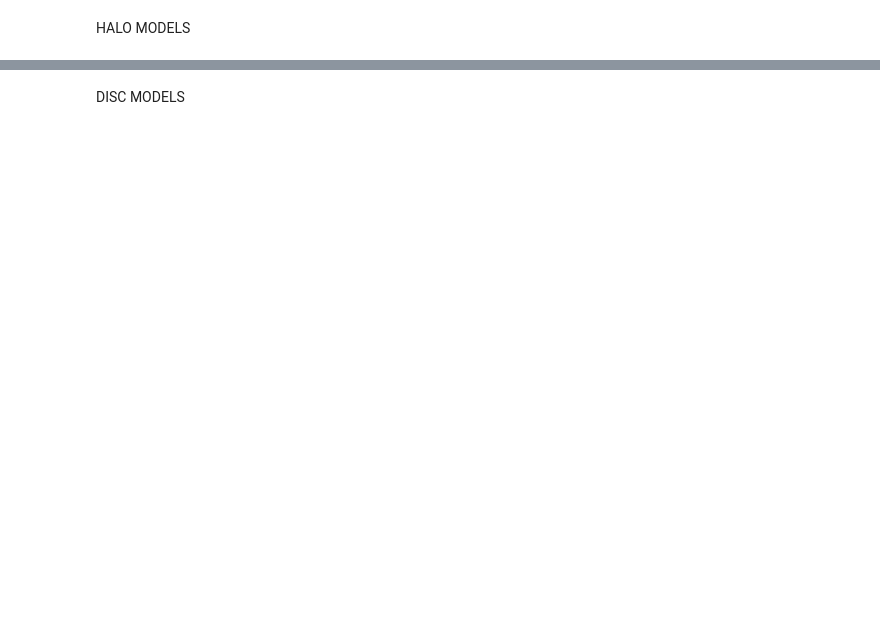
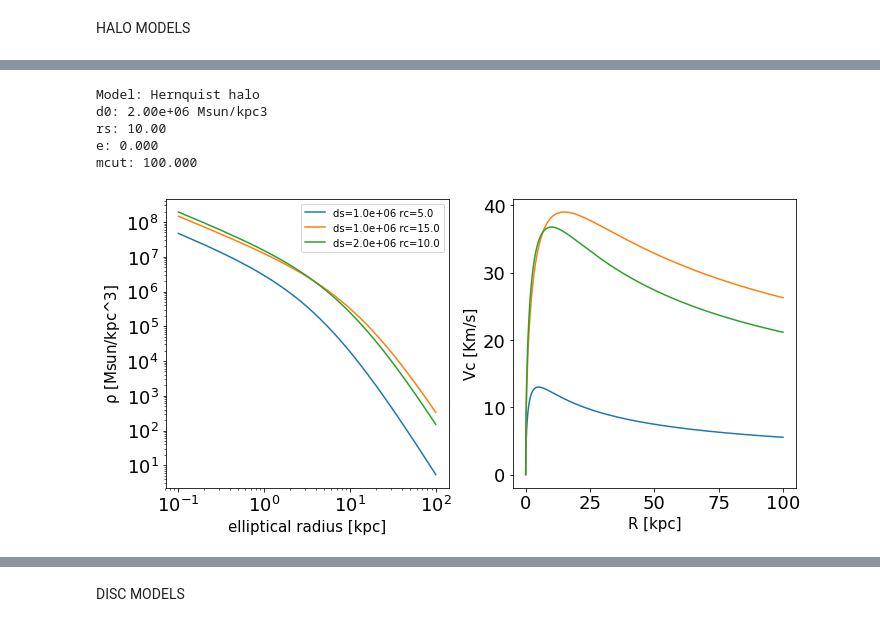
Before and after one commit to editeodoro/discH, a Jupyter notebook: doc/Tutorial.ipynb, the cells around one changed output, grey strips where cells are left out. Saved outputs shown, nothing was run; the diff lists cells and outputs as text; code cells hidden in the pictures; blank space fills up the shorter version.

```diff
--- a/doc/Tutorial.ipynb
+++ b/doc/Tutorial.ipynb
@@ -102,0 +177,48 @@ mcut: 100.000
+# %%
+#hernquist halo
+R=np.linspace(0,100,1000)
+fig=plt.figure(figsize=(10,5))
+axd=fig.add_subplot(121)
+axv=fig.add_subplot(122)
+R=np.linspace(0,100,1000)
+#d=d0*( (m/rs)^(-1) ) * ( (1+m/rs)^(-2 )
+mcut=100 #radius where d(m>mcut)=0
+e=0 #ellipticity
+
+
+d0=1e6 #Scale density in Msun/kpc3
+rs=5 #Scale radius in Kpc
+he_halo=dc.hernquist_halo(d0=d0, rs=rs, mcut=mcut, e=e)
+dens=he_halo.dens(R) #3D dens
+vcirc=he_halo.vcirc(R, nproc=2)
+axd.plot(R,dens[:,1],label='ds=%.1e rc=%.1f'%(he_halo.d0,he_halo.rs))
+axv.plot(R,vcirc[:,1],label='ds=%.1e rc=%.1f'%(he_halo.d0,he_halo.rs))
+
+d0=1e6 #Scale density in Msun/kpc3
+rs=15 #Scale radius in Kpc
+he_halo=dc.hernquist_halo(d0=d0, rs=rs, mcut=mcut, e=e)
+dens=he_halo.dens(R) #3D dens
+vcirc=he_halo.vcirc(R, nproc=2)
+axd.plot(R,dens[:,1],label='ds=%.1e rc=%.1f'%(he_halo.d0,he_halo.rs))
+axv.plot(R,vcirc[:,1],label='ds=%.1e rc=%.1f'%(he_halo.d0,he_halo.rs))
+
+d0=2e6 #Scale density in Msun/kpc3
+rs=10 #Scale radius in Kpc
+he_halo=dc.hernquist_halo(d0=d0, rs=rs, mcut=mcut, e=e)
+dens=he_halo.dens(R) #3D dens
+vcirc=he_halo.vcirc(R, nproc=2)
+axd.plot(R,dens[:,1],label='ds=%.1e rc=%.1f'%(he_halo.d0,he_halo.rs))
+axv.plot(R,vcirc[:,1],label='ds=%.1e rc=%.1f'%(he_halo.d0,he_halo.rs))
+
+print(he_halo)
+
+
+axd.set_xlabel('elliptical radius [kpc]', fontsize=15)
+axd.set_ylabel('$\\rho$ [Msun/kpc^3]', fontsize=15)
+axv.set_xlabel('R [kpc]', fontsize=15)
+axv.set_ylabel('Vc [Km/s]', fontsize=15)
+axd.set_xscale('log')
+axd.set_yscale('log')
+axd.legend()
+plt.show()
+# %% [output]
@@ -102,0 +226,6 @@ mcut: 100.000
+Model: Hernquist halo
+d0: 2.00e+06 Msun/kpc3
+rs: 10.00
+e: 0.000
+mcut: 100.000
+[figure, added]
```
Also changed, not shown: parts of 20 cells of this notebook, 7 other files.
